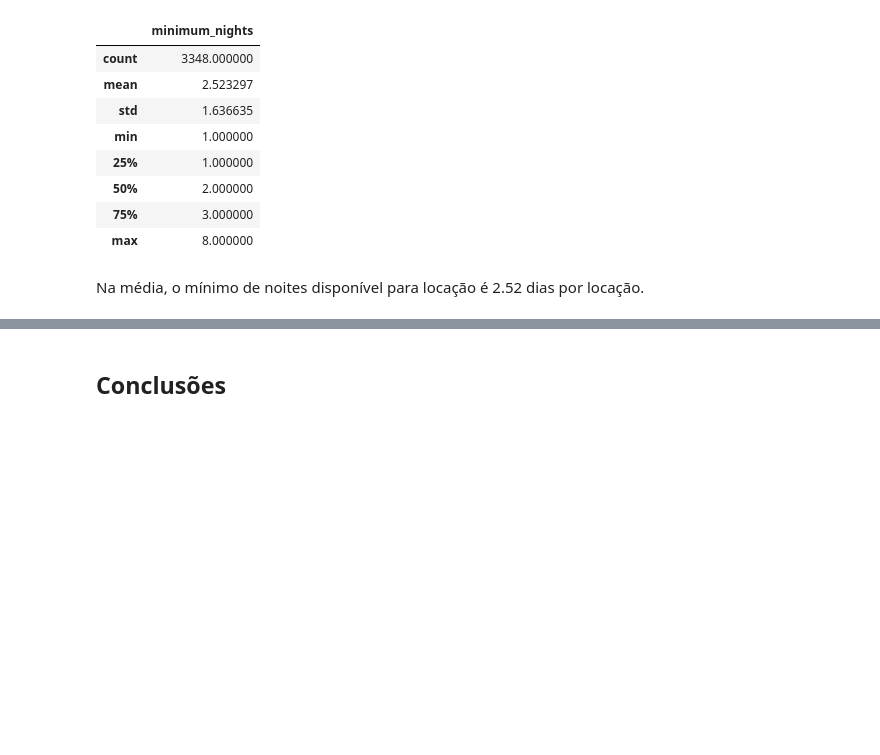
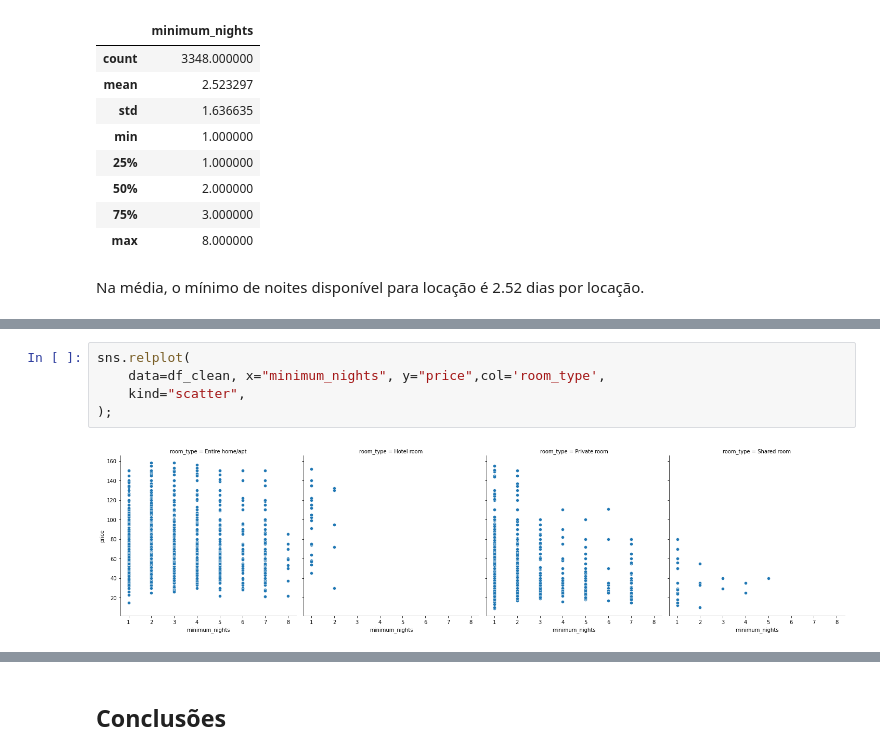
Before and after one commit to ecordeiro/data_science, a Jupyter notebook: Analisando_os_Dados_do_Airbnb_Bruxelas.ipynb, the cells around one changed output, grey strips where cells are left out. Drawn from its saved outputs; the diff is of its cells as text; blank space fills up the shorter version.

```diff
--- a/Analisando_os_Dados_do_Airbnb_Bruxelas.ipynb
+++ b/Analisando_os_Dados_do_Airbnb_Bruxelas.ipynb
@@ -761,0 +819,7 @@ Na média, o mínimo de noites disponível para locação é 2.52 dias por loca
+# %%
+sns.relplot(
+    data=df_clean, x="minimum_nights", y="price",col='room_type',
+    kind="scatter",
+);
+# %% [output]
+[figure, added]
```
Also changed, not shown: parts of 58 cells of this notebook.
